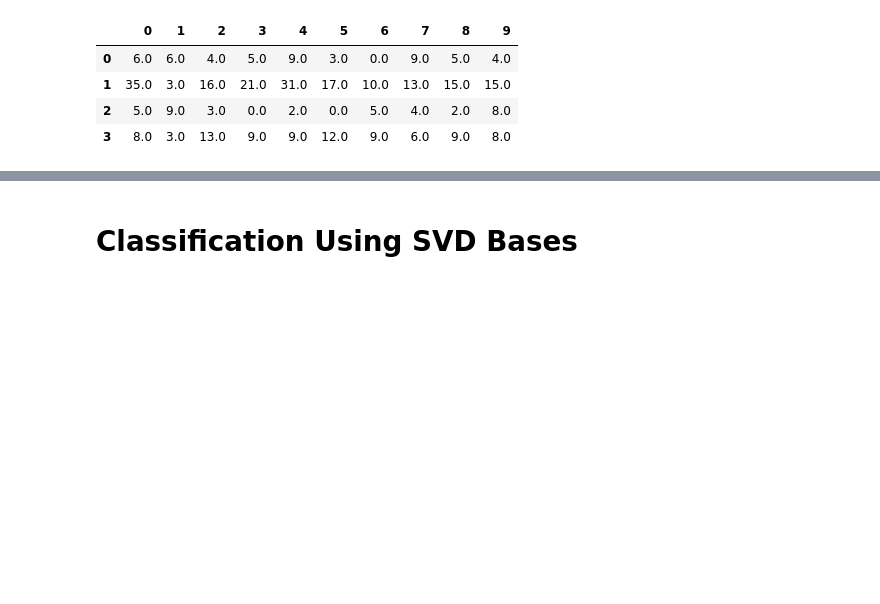
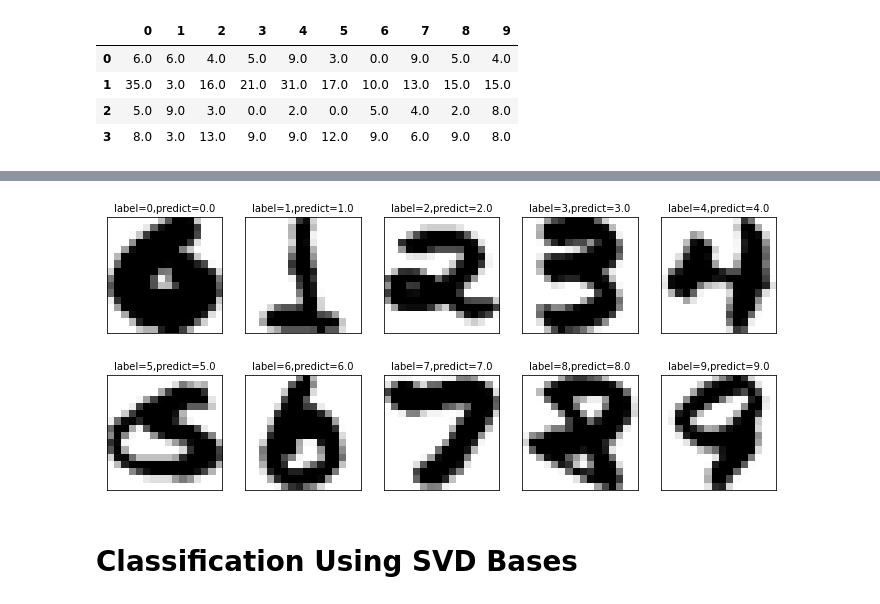
Before and after one commit to Chris99252/NCUC-DataAnalysis, a Jupyter notebook: HW2-HandWritter.ipynb, the cells around one changed output, grey strips where cells are left out. Drawn from its saved outputs; the diff is of its cells as text; code cells hidden in the pictures; blank space fills up the shorter version.

```diff
--- a/HW2-HandWritter.ipynb
+++ b/HW2-HandWritter.ipynb
@@ -226,3 +248,17 @@ pd.DataFrame(errorPrediction, columns=np.arange(0, 10))
+# %%
+maxList = x_Test_Prediction[x_Test_Prediction['digital'] == x_Test_Prediction['prediction']].groupby('digital').agg({'residual': ['max']})
+
+uglyIndex = np.zeros(10)
+
+for i in range(0,10):
+    digitalList = x_Test_Prediction[x_Test_Prediction['digital'] == i]
+    uglyIndex[i] = int(digitalList[digitalList['residual'] == maxList['residual']['max'][i]].index.values[0])
+
+uglyList = x_Test_Prediction.iloc[x_Test_Prediction.index.get_indexer(uglyIndex)]
+
+plot_images_labels_prediction(uglyList.iloc[:,np.arange(0, 256)], uglyList.iloc[:,[256]], uglyList.iloc[:,[257]],0,10)
+# %% [output]
+[figure, added]
 # %% [markdown]
 # Classification Using SVD Bases
 # %%
```
Also changed, not shown: parts of 7 cells of this notebook.
